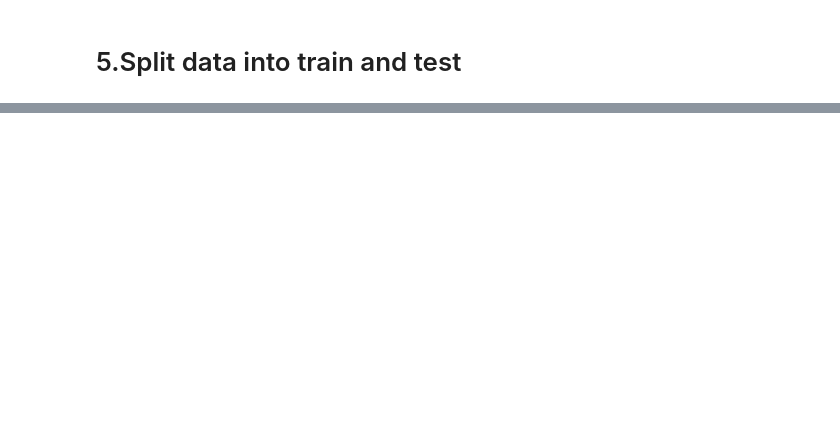
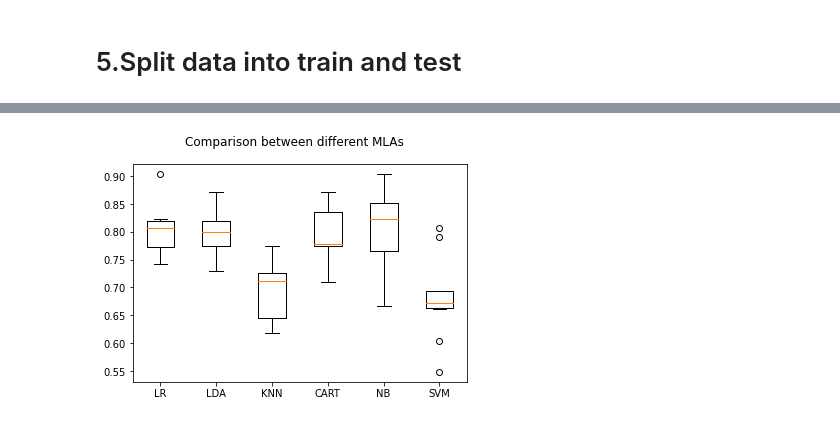
Before and after one commit to joao-dias-25/titanic_ML, a Jupyter notebook: ML classsification.ipynb, the cells around one changed output, grey strips where cells are left out. Drawn from its saved outputs; the diff is of its cells as text; code cells hidden in the pictures; blank space fills up the shorter version.

```diff
--- a/ML classsification.ipynb
+++ b/ML classsification.ipynb
@@ -263,0 +280,5 @@ cd
+# %%
+X_train, X_test, y_train, y_test = train_test_split(X.drop("Survived", axis=1),
+                                                    y,
+                                                    test_size = 0.3,
+                                                    random_state = 1)
@@ -263,0 +332,9 @@ cd
+# %%
+# Application of all Machine Learning methods
+models = []
+models.append(('LR', LogisticRegression()))
+models.append(('LDA', LinearDiscriminantAnalysis()))
+models.append(('KNN', KNeighborsClassifier()))
+models.append(('CART', DecisionTreeClassifier()))
+models.append(('NB', GaussianNB()))
+models.append(('SVM', SVC()))
@@ -263,0 +349,15 @@ cd
+# %%
+# evaluate each model in turn
+# apply a k fold with 10 splits
+# calculate accuracy average and standart deviation for each model
+
+results = []
+names = []
+scoring = 'accuracy'
+for name, model in models:
+    kfold = model_selection.KFold(n_splits=10)
+    cv_results = model_selection.cross_val_score(model, X_train, y_train, cv=kfold, scoring=scoring)
+    results.append(cv_results)
+    names.append(name)
+    msg = "%s: %f (%f)" % (name, cv_results.mean(), cv_results.std())
+    print(msg)
@@ -263,0 +398,10 @@ cd
+# %%
+# boxplot algorithm comparison
+fig = plt.figure()
+fig.suptitle('Comparison between different MLAs')
+ax = fig.add_subplot(111)
+plt.boxplot(results)
+ax.set_xticklabels(names)
+plt.show()
+# %% [output]
+[figure, added]
```
Also changed, not shown: parts of 20 cells of this notebook, 1 other file.
